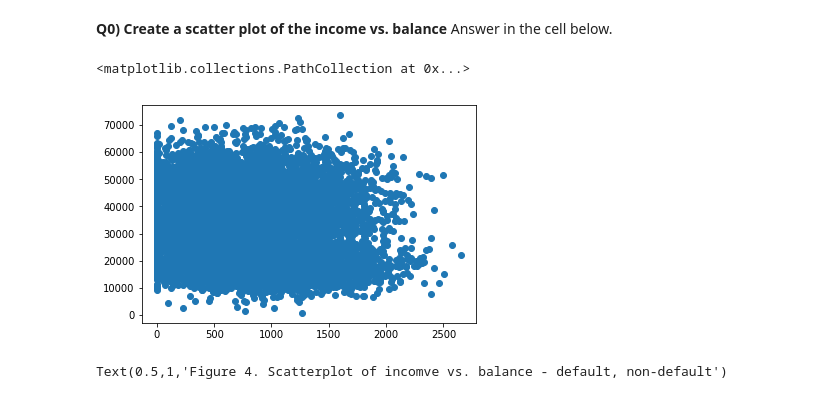
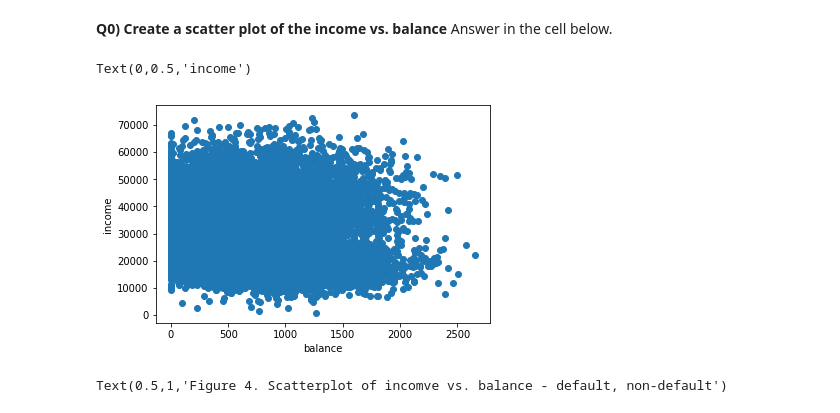
Before and after one commit to gagandaroach/DataScienceIntro, a Jupyter notebook: labs/Lab5_Logistic_Regression/Supervised Learning - Logistic Regression.ipynb, the cells around one changed output. Drawn from its saved outputs; the diff is of its cells as text; code cells hidden in the pictures.

```diff
--- a/labs/Lab5_Logistic_Regression/Supervised Learning - Logistic Regression.ipynb
+++ b/labs/Lab5_Logistic_Regression/Supervised Learning - Logistic Regression.ipynb
@@ -193,14 +197,17 @@ Figure 2b. histogram of all variables in test below it
 # %%
 # Create a scatter plot of the income vs. balance
 # Scatterplots are useful for visualizing the association between two variables
 
 # your work here
 #plt.scatter(d['income'],d['balance'])
 plt.scatter(d['balance'],d['income']) #to better match below picture
+plt.xlabel("balance")
+plt.ylabel('income')
+
 #(at first i didn't believe they were the same picture)
 # %% [output]
-<matplotlib.collections.PathCollection at 0x...>
+Text(0,0.5,'income')
-[figure, old version]
+[figure, new version]
 # %%
 # We can mark defaults (cassification attribute) with a different color and symbol
 train_nd = d[d.default == 0] #no defaulted people
```
Also changed, not shown: parts of 7 cells of this notebook.
